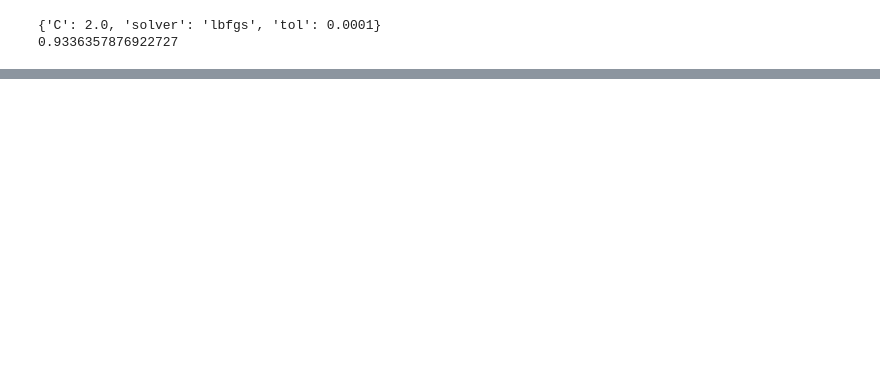
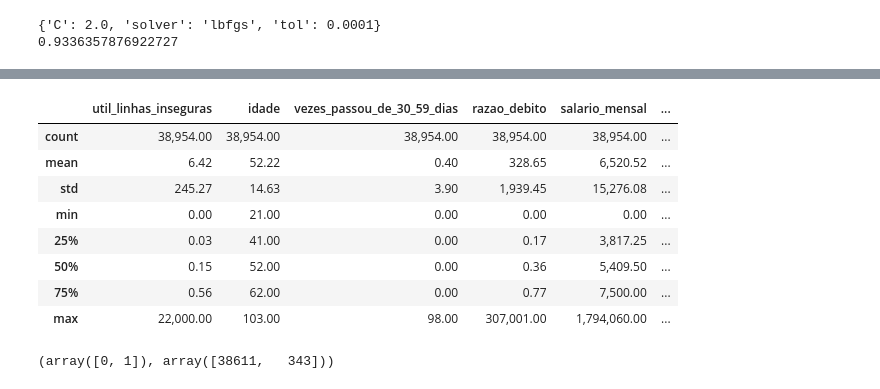
Before and after one commit to Renan-LS/Renan-LS, a Jupyter notebook: cred_score.ipynb, the cells around one changed output, grey strips where cells are left out. Drawn from its saved outputs; the diff is of its cells as text; code cells hidden in the pictures; blank space fills up the shorter version.

```diff
--- a/cred_score.ipynb
+++ b/cred_score.ipynb
@@ -319,0 +430,25 @@ Cross Validation
+# %%
+X_cred_teste = cred_score_teste.iloc[:,:].values
+# %%
+scaler_cred = StandardScaler()
+X_cred_teste = scaler_cred.fit_transform(X_cred_teste)
+# %%
+previsoes = random_forest_cred.predict(X_cred_teste)
+# %%
+cred_score_teste['inadimplente'] = previsoes
+# %%
+cred_score_teste.describe()
+# %% [output]
+|  | util_linhas_inseguras | idade | vezes_passou_de_30_59_dias | razao_debito | salario_mensal | ... |
+| count | 38,954.00 | 38,954.00 | 38,954.00 | 38,954.00 | 38,954.00 | ... |
+| mean | 6.42 | 52.22 | 0.40 | 328.65 | 6,520.52 | ... |
+| std | 245.27 | 14.63 | 3.90 | 1,939.45 | 15,276.08 | ... |
+| min | 0.00 | 21.00 | 0.00 | 0.00 | 0.00 | ... |
+| 25% | 0.03 | 41.00 | 0.00 | 0.17 | 3,817.25 | ... |
+| 50% | 0.15 | 52.00 | 0.00 | 0.36 | 5,409.50 | ... |
+| 75% | 0.56 | 62.00 | 0.00 | 0.77 | 7,500.00 | ... |
+| max | 22,000.00 | 103.00 | 98.00 | 307,001.00 | 1,794,060.00 | ... |
+# %%
+np.unique(cred_score_teste['inadimplente'],return_counts=True)
+# %% [output]
+(array([0, 1]), array([38611,   343]))
```
Also changed, not shown: parts of 31 cells of this notebook.
